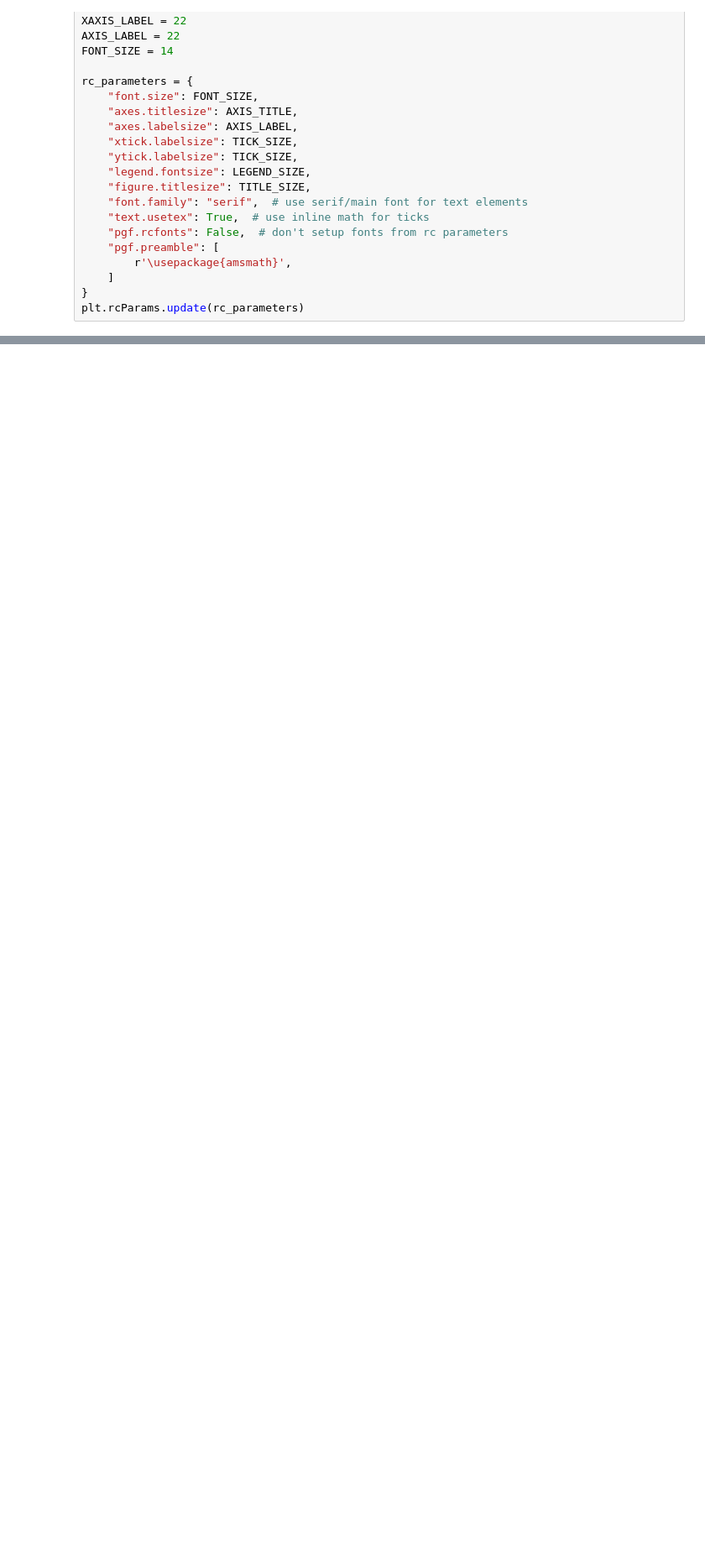
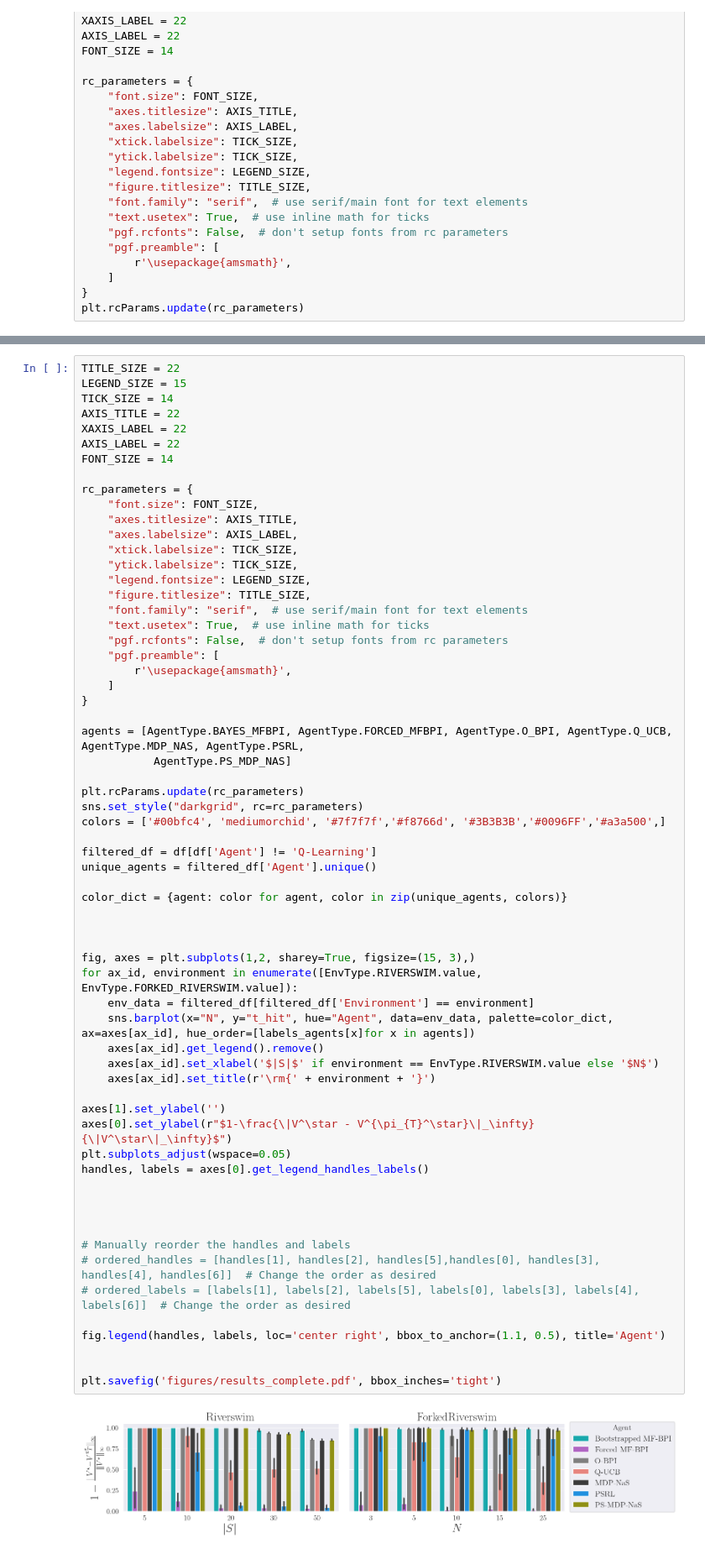
Before and after one commit to rssalessio/ModelFreeActiveExplorationRL, a Jupyter notebook: RiverSwim/make_plots.ipynb, the cells around one changed output, grey strips where cells are left out. Shown at 84% size. Cells and saved outputs as stored; diff of their text form; blank space fills up the shorter version.

```diff
--- a/RiverSwim/make_plots.ipynb
+++ b/RiverSwim/make_plots.ipynb
@@ -203,3 +215,68 @@ plt.savefig('figures/results.pdf', bbox_inches='tight')
+# %%
+TITLE_SIZE = 22
+LEGEND_SIZE = 15
+TICK_SIZE = 14
+AXIS_TITLE = 22
+XAXIS_LABEL = 22
+AXIS_LABEL = 22
+FONT_SIZE = 14
+
+rc_parameters = {
+    "font.size": FONT_SIZE,
+    "axes.titlesize": AXIS_TITLE,
+    "axes.labelsize": AXIS_LABEL,
+    "xtick.labelsize": TICK_SIZE,
+    "ytick.labelsize": TICK_SIZE,
+    "legend.fontsize": LEGEND_SIZE,
+    "figure.titlesize": TITLE_SIZE,
+    "font.family": "serif",  # use serif/main font for text elements
+    "text.usetex": True,  # use inline math for ticks
+    "pgf.rcfonts": False,  # don't setup fonts from rc parameters
+    "pgf.preamble": [
+        r'\usepackage{amsmath}',
+    ]
+}
+
+agents = [AgentType.BAYES_MFBPI, AgentType.FORCED_MFBPI, AgentType.O_BPI, AgentType.Q_UCB,   AgentType.MDP_NAS, AgentType.PSRL,
+           AgentType.PS_MDP_NAS]
+
+plt.rcParams.update(rc_parameters)
+sns.set_style("darkgrid", rc=rc_parameters)
+colors = ['#00bfc4', 'mediumorchid', '#7f7f7f','#f8766d', '#3B3B3B','#0096FF','#a3a500',]
+
+filtered_df = df[df['Agent'] != 'Q-Learning']
+unique_agents = filtered_df['Agent'].unique()
+
+color_dict = {agent: color for agent, color in zip(unique_agents, colors)}
+
+
+
+fig, axes = plt.subplots(1,2, sharey=True, figsize=(15, 3),)
+for ax_id, environment in enumerate([EnvType.RIVERSWIM.value, EnvType.FORKED_RIVERSWIM.value]):
+    env_data = filtered_df[filtered_df['Environment'] == environment]
+    sns.barplot(x="N", y="t_hit", hue="Agent", data=env_data, palette=color_dict, ax=axes[ax_id], hue_order=[labels_agents[x]for x in agents])
+    axes[ax_id].get_legend().remove()
+    axes[ax_id].set_xlabel('$|S|$' if environment == EnvType.RIVERSWIM.value else '$N$')
+    axes[ax_id].set_title(r'\rm{' + environment + '}')
+
+axes[1].set_ylabel('')
+axes[0].set_ylabel(r"$1-\frac{\|V^\star - V^{\pi_{T}^\star}\|_\infty}{\|V^\star\|_\infty}$")
+plt.subplots_adjust(wspace=0.05)
+handles, labels = axes[0].get_legend_handles_labels()
+
+
+
+
+# Manually reorder the handles and labels
+# ordered_handles = [handles[1], handles[2], handles[5],handles[0], handles[3], handles[4], handles[6]]  # Change the order as desired
+# ordered_labels = [labels[1], labels[2], labels[5], labels[0], labels[3], labels[4], labels[6]]  # Change the order as desired
+
+fig.legend(handles, labels, loc='center right', bbox_to_anchor=(1.1, 0.5), title='Agent')
+
+
+plt.savefig('figures/results_complete.pdf', bbox_inches='tight')
+# %% [output]
+[figure, added]
 # %%
 TITLE_SIZE = 18
 LEGEND_SIZE = 14
```
Also changed, not shown: parts of 5 cells of this notebook, 4 other files.
